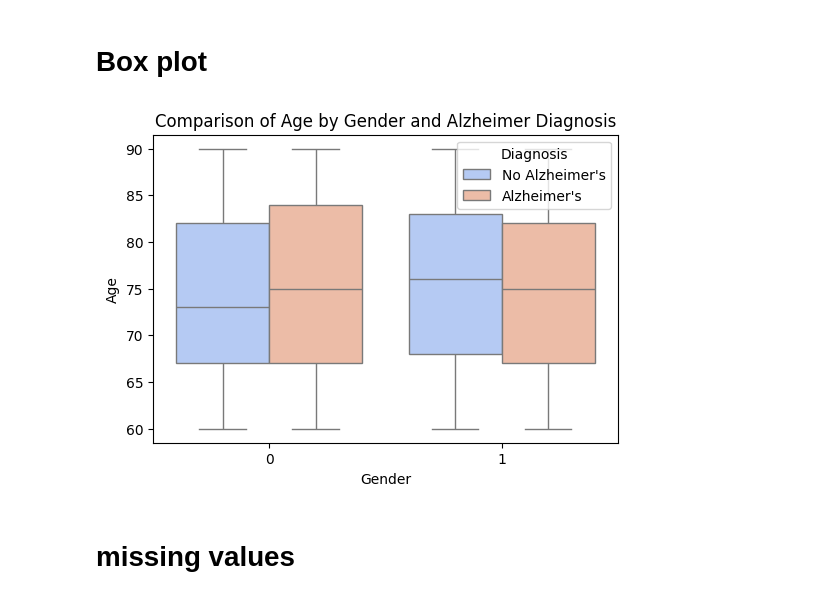
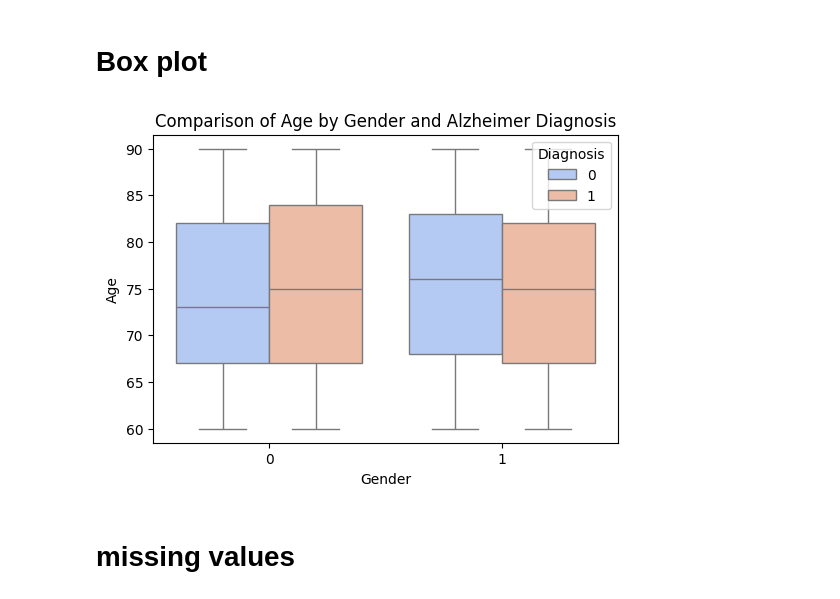
Before and after one commit to leen204/mining-project, a Jupyter notebook: DATA MINING NOTEBOOK.ipynb, the cells around one changed output. Saved outputs shown, nothing was run; the diff lists cells and outputs as text; code cells hidden in the pictures.

```diff
--- a/DATA MINING NOTEBOOK.ipynb
+++ b/DATA MINING NOTEBOOK.ipynb
@@ -196,15 +199,20 @@ plt.show()
 
 # Box plot
 # %%
+import matplotlib.pyplot as plt
+import pandas as pd
+import seaborn as sns
+df = pd.read_csv('alzheimers_disease_data.csv')
+
 plt.figure(figsize=(6, 4))
 sns.boxplot(x='Gender', y='Age', hue='Diagnosis', data=df, palette='coolwarm')
 plt.title('Comparison of Age by Gender and Alzheimer Diagnosis')
 plt.xlabel('Gender')
 plt.ylabel('Age')
 plt.legend(title='Diagnosis', loc='upper right')
 plt.show()
 # %% [output]
-[figure, old version]
+[figure, new version]
 # %% [markdown]
 # missing values
 # %%
```
Also changed, not shown: parts of 17 cells of this notebook.
